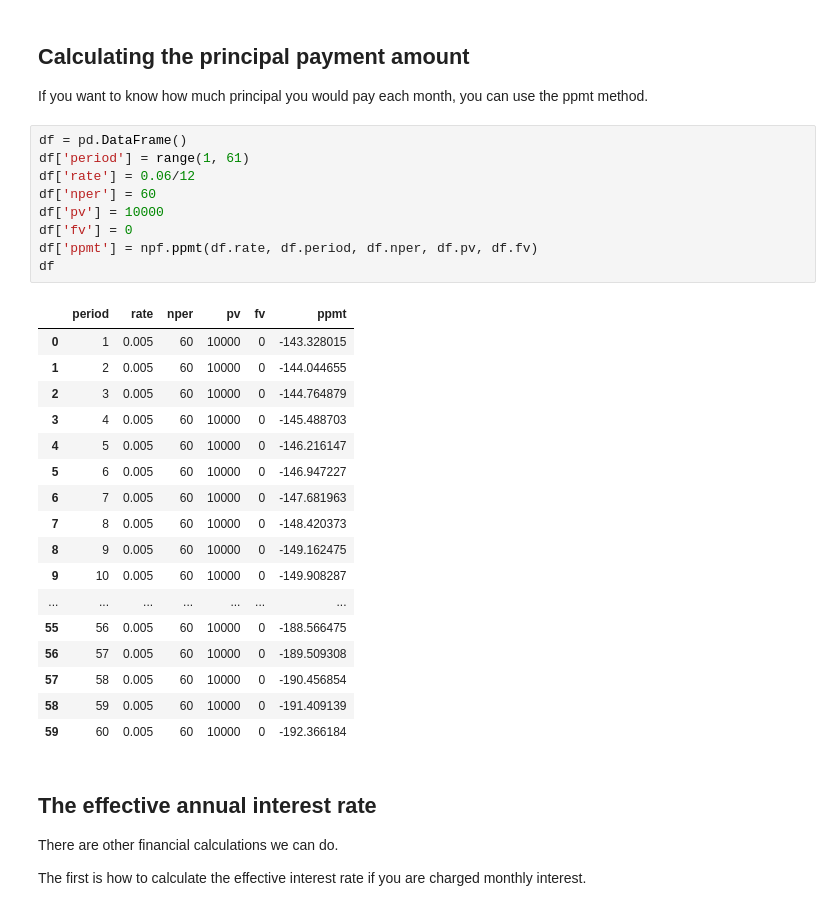
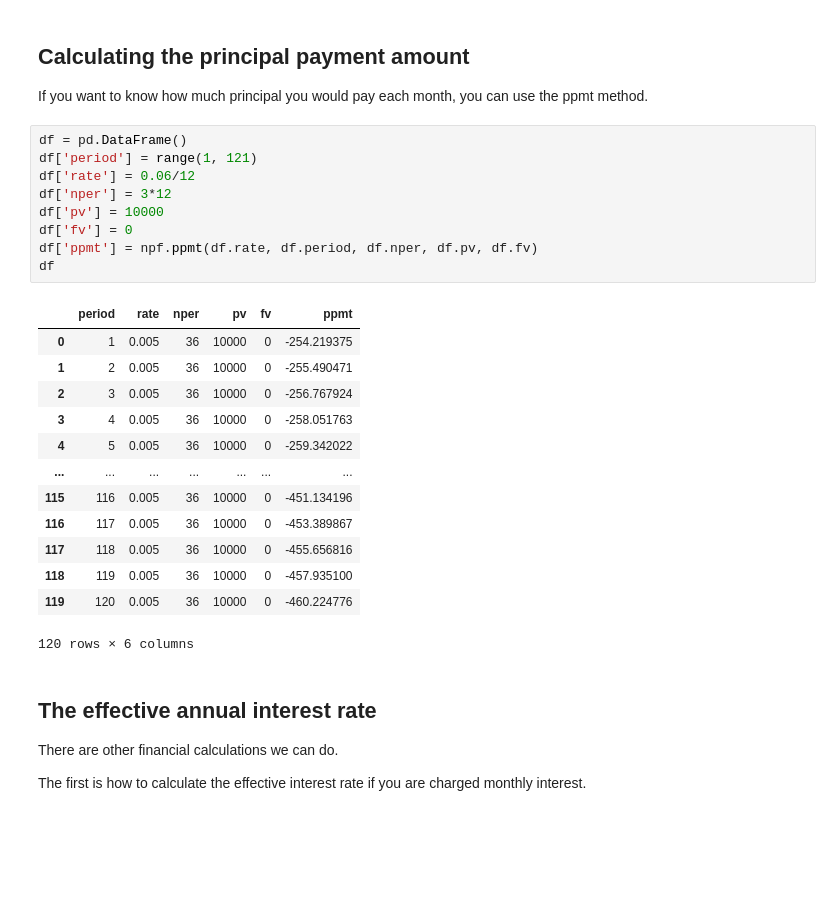
Before and after one commit to paolovolterra/MatematicaFinanziaria, a Jupyter notebook: MatematicaFinanziaria.ipynb, the cells around one changed output. Drawn from its saved outputs; the diff is of its cells as text; blank space fills up the shorter version.

```diff
--- a/MatematicaFinanziaria.ipynb
+++ b/MatematicaFinanziaria.ipynb
@@ -110,31 +119,27 @@ df
 If you want to know how much principal you would pay each month, you can use the ppmt method.
 # %%
 df = pd.DataFrame()
-df['period'] = range(1, 61)
+df['period'] = range(1, 121)
 df['rate'] = 0.06/12
-df['nper'] = 60
+df['nper'] = 3*12
 df['pv'] = 10000
 df['fv'] = 0
 df['ppmt'] = npf.ppmt(df.rate, df.period, df.nper, df.pv, df.fv)
 df
 # %% [output]
 |  | period | rate | nper | pv | fv | ppmt |
-| 0 | 1 | 0.005 | 60 | 10000 | 0 | -143.328015 |
-| 1 | 2 | 0.005 | 60 | 10000 | 0 | -144.044655 |
-| 2 | 3 | 0.005 | 60 | 10000 | 0 | -144.764879 |
-| 3 | 4 | 0.005 | 60 | 10000 | 0 | -145.488703 |
-| 4 | 5 | 0.005 | 60 | 10000 | 0 | -146.216147 |
-| 5 | 6 | 0.005 | 60 | 10000 | 0 | -146.947227 |
-| 6 | 7 | 0.005 | 60 | 10000 | 0 | -147.681963 |
-| 7 | 8 | 0.005 | 60 | 10000 | 0 | -148.420373 |
-| 8 | 9 | 0.005 | 60 | 10000 | 0 | -149.162475 |
-| 9 | 10 | 0.005 | 60 | 10000 | 0 | -149.908287 |
+| 0 | 1 | 0.005 | 36 | 10000 | 0 | -254.219375 |
+| 1 | 2 | 0.005 | 36 | 10000 | 0 | -255.490471 |
+| 2 | 3 | 0.005 | 36 | 10000 | 0 | -256.767924 |
+| 3 | 4 | 0.005 | 36 | 10000 | 0 | -258.051763 |
+| 4 | 5 | 0.005 | 36 | 10000 | 0 | -259.342022 |
 | ... | ... | ... | ... | ... | ... | ... |
-| 55 | 56 | 0.005 | 60 | 10000 | 0 | -188.566475 |
-| 56 | 57 | 0.005 | 60 | 10000 | 0 | -189.509308 |
-| 57 | 58 | 0.005 | 60 | 10000 | 0 | -190.456854 |
-| 58 | 59 | 0.005 | 60 | 10000 | 0 | -191.409139 |
-| 59 | 60 | 0.005 | 60 | 10000 | 0 | -192.366184 |
+| 115 | 116 | 0.005 | 36 | 10000 | 0 | -451.134196 |
+| 116 | 117 | 0.005 | 36 | 10000 | 0 | -453.389867 |
+| 117 | 118 | 0.005 | 36 | 10000 | 0 | -455.656816 |
+| 118 | 119 | 0.005 | 36 | 10000 | 0 | -457.935100 |
+| 119 | 120 | 0.005 | 36 | 10000 | 0 | -460.224776 |
+120 rows × 6 columns
 # %% [markdown]
 ## The effective annual interest rate
 
```
Also changed, not shown: parts of 25 cells of this notebook.
